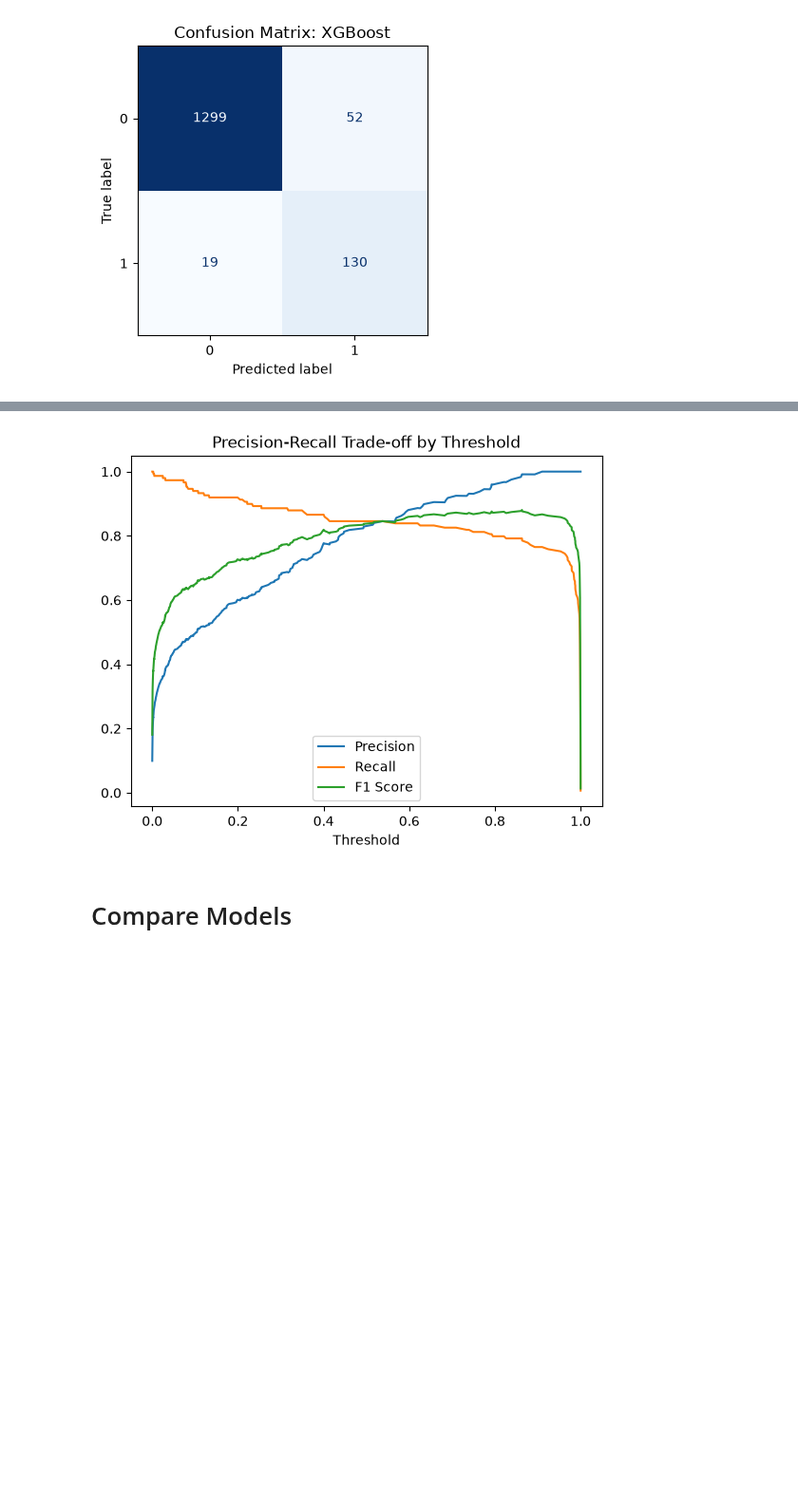
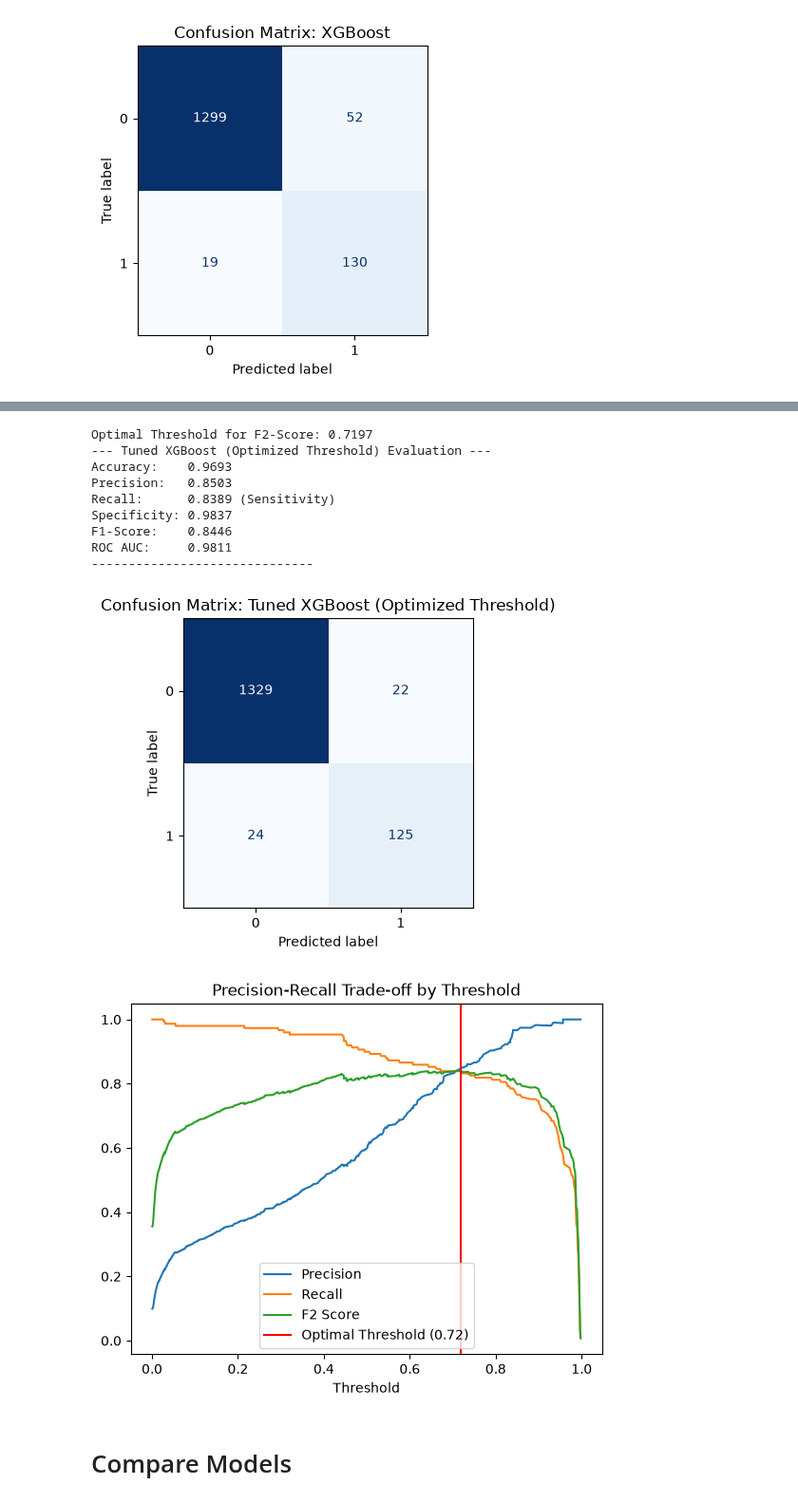
Before and after one commit to jblackman-bit/ads502-final-project, a Jupyter notebook: 2_Model_JB_Classification.ipynb, the cells around one changed output, grey strips where cells are left out. Shown at 95% size. Saved outputs shown, nothing was run; the diff lists cells and outputs as text; code cells hidden in the pictures; blank space fills up the shorter version.

Commit message:
update jb model script and eda script

```diff
--- a/2_Model_JB_Classification.ipynb
+++ b/2_Model_JB_Classification.ipynb
@@ -97,10 +104,6 @@ X_train, X_test, Y_train, Y_test = train_test_split(
 # %%
 # Oversample the minority class (Premium)
 from imblearn.over_sampling import SMOTENC
-
-# find categorical columns
-cat_cols = df.select_dtypes(include=['object', 'category', 'string']).columns.drop(
-    items_to_drop, errors='ignore').tolist()
 
 # find categorical indices
 cat_indices = [X_train.columns.get_loc(col) for col in cat_cols]
@@ -111,11 +114,11 @@ print(Y_train.value_counts())
 
 # conduct SMOTE, using random state, only on the training data
 smote_nc = SMOTENC(categorical_features=cat_indices, random_state=42)
-X_train, Y_train = smote_nc.fit_resample(X_train, Y_train)
+X_train_smote, Y_train_smote = smote_nc.fit_resample(X_train, Y_train)
 
 # show data after SMOTE to check balance.
 print("After SMOTE:")
-print(Y_train.value_counts())
+print(Y_train_smote.value_counts())
 # %% [output]
 Before SMOTE
 brand_tier
@@ -363,26 +363,59 @@ ROC AUC:     0.9834
 ------------------------------
 [figure]
 # %%
-# show precision recall tradeoff with f1 score
+# show precision recall tradeoff with f2 score
 from sklearn.metrics import precision_recall_curve
 
 # get predicted probabilities on the test set
 y_prob_tuned = best_xgb.predict_proba(X_test)[:, 1]
 
 # compute precision, recall, and thresholds across the curve
 precisions, recalls, thresholds = precision_recall_curve(Y_test, y_prob_tuned)
-f1_scores = 2 * (precisions * recalls) / (precisions + recalls)
+# f2 balanced precision and recall better in this scenario
+f2_scores = 5 * (precisions * recalls) / ((4 * precisions) + recalls)
 
-# plot precision, recall, and f1 scores by threshold
+# find the optimal threshold that maximizes f2 score
+optimal_idx = np.argmax(f2_scores)
+optimal_threshold = thresholds[optimal_idx]
+print(f"Optimal Threshold for F2-Score: {optimal_threshold:.4f}")
+
+# apply the optimal threshold to make binary predictions on the test set
+y_pred_optimized = (y_prob_tuned >= optimal_threshold).astype(int)
+
+# evaluate the model using your custom function with the new threshold
+optimized_xgb_metrics = evaluate_model(
+    Y_test,
+    y_pred_optimized,
+    y_prob_tuned,
+    model_name="Tuned XGBoost (Optimized Threshold)",
+    verbose=True
+)
+
+# plot precision, recall, and f2 scores by threshold
 plt.plot(thresholds, precisions[:-1], label="Precision")
 plt.plot(thresholds, recalls[:-1], label="Recall")
-plt.plot(thresholds, f1_scores[:-1], label="F1 Score")
+plt.plot(thresholds, f2_scores[:-1], label="F2 Score")
+plt.axvline(
+    x=optimal_threshold,
+    color='red',
+    label=f'Optimal Threshold ({optimal_threshold:.2f})'
+)
 plt.xlabel("Threshold")
 plt.legend()
 plt.title("Precision-Recall Trade-off by Threshold")
 plt.show()
 # %% [output]
+Optimal Threshold for F2-Score: 0.7197
+--- Tuned XGBoost (Optimized Threshold) Evaluation ---
+Accuracy:    0.9693
+Precision:   0.8503
+Recall:      0.8389 (Sensitivity)
+Specificity: 0.9837
+F1-Score:    0.8446
+ROC AUC:     0.9811
+------------------------------
-[figure, old version]
+[figure, new version]
+[figure, added]
 # %% [markdown]
 # Compare Models
 # %%
```
Also changed, not shown: parts of 11 cells of this notebook.
